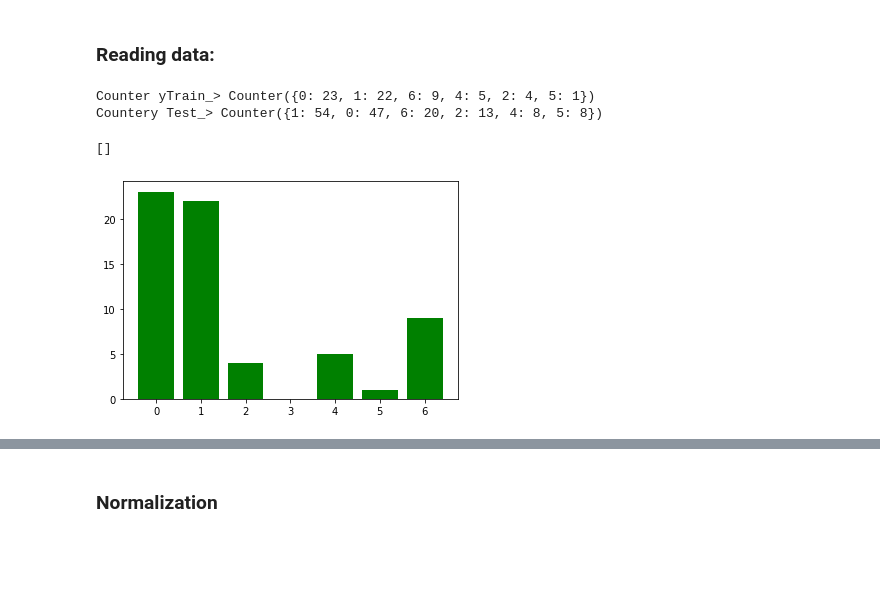
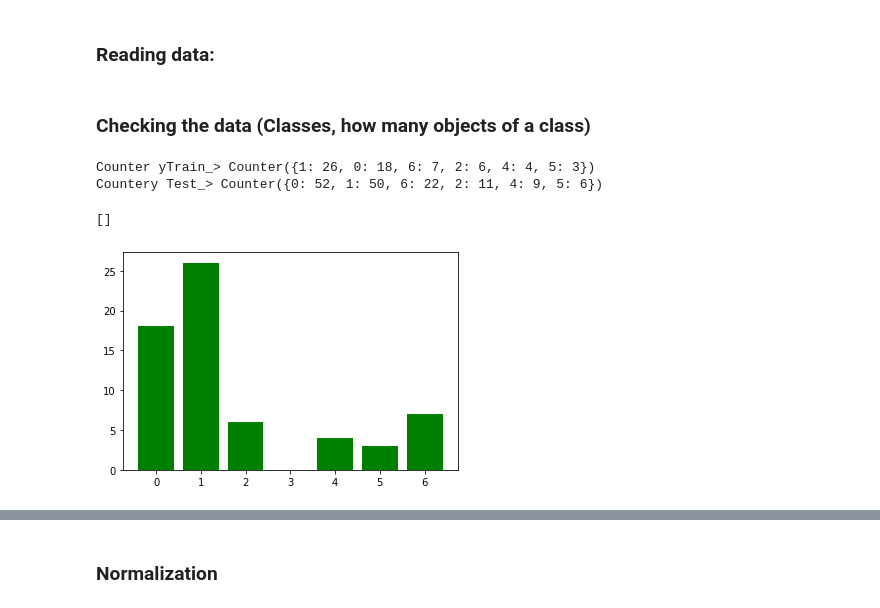
Before and after one commit to Siponek/Machine-Learning_-NeuralNetwork, a Jupyter notebook: KerasNetworkTest.ipynb, the cells around one changed output, grey strips where cells are left out. Drawn from its saved outputs; the diff is of its cells as text; code cells hidden in the pictures; blank space fills up the shorter version.

```diff
--- a/KerasNetworkTest.ipynb
+++ b/KerasNetworkTest.ipynb
@@ -19,47 +50,24 @@ Keras in standby...
+# %% [markdown]
+### Checking the data (Classes, how many objects of a class)
 # %%
-glassDatabase = pd.read_csv("Databases/Glass/glass.data",delim_whitespace=False, header=None, index_col= 0)
-attrNames = ["RI",
-            "NA2O",
-            "MGO",
-            "AL2O3",
-            "SIO2",
-            "K2O",
-            "CAO",
-            "BAO",
-            "FE2O3",
-            "Class",
-            ]
-
-glassDatabase.columns = attrNames
-# print((glassDatabase))
-# labels = glassDatabase.iloc[:,-1]
-labels = glassDatabase["Class"]
-# labels_NORMAL = labels.min()/(labels.max() - labels.min())
-glassDatabase_Attributes = glassDatabase.iloc[:,0:-1]
-y2= keras.utils.to_categorical(labels)
-y2 = pd.DataFrame(data = y2)
-y2 = y2.iloc[:,1:]
-# xTrain, xTest, yTrain, yTest = train_test_split(glassDatabase_Attributes, labels, test_size=0.7, train_size=0.3, shuffle=True)
-
-xTrain, xTest, yTrain, yTest = train_test_split(glassDatabase_Attributes, y2, test_size=0.7, train_size=0.3, shuffle=True)
 
 print("Counter yTrain_>",Counter(np.argmax(yTrain.values, axis=-1)))
 countYTrain = Counter(np.argmax(yTrain.values, axis=-1))
 print("Countery Test_>",Counter(np.argmax(yTest.values, axis=-1)))
 countYTest = Counter(np.argmax(yTest.values, axis=-1))
 # previewFrameYTrain = pd.DataFrame.from_dict(Counter(np.argmax(yTrain.values, axis=-1)), orient='index')
 # previewFrameYTest = pd.DataFrame.from_dict(Counter(np.argmax(yTest.values, axis=-1)), orient='index')
 # sns.countplot(x =previewFrameYTrain[0] , data = previewFrameYTrain, order=previewFrameYTrain[0].value_counts().index)
 plt.bar(countYTrain.keys(),countYTrain.values(), color='g')
 plt.plot()
 
 # sns.barplot(x=, y=, data=previewFrameYTrain)
 # sns.barplot(x="Class", y="Class", data=previewFrameYTest)
 # %% [output]
-Counter yTrain_> Counter({0: 23, 1: 22, 6: 9, 4: 5, 2: 4, 5: 1})
-Countery Test_> Counter({1: 54, 0: 47, 6: 20, 2: 13, 4: 8, 5: 8})
+Counter yTrain_> Counter({1: 26, 0: 18, 6: 7, 2: 6, 4: 4, 5: 3})
+Countery Test_> Counter({0: 52, 1: 50, 6: 22, 2: 11, 4: 9, 5: 6})
 []
-[figure, old version]
+[figure, new version]
 # %%
 plt.bar(countYTest.keys(),countYTest.values(), color='g')
 plt.plot()
```
Also changed, not shown: parts of 11 cells of this notebook, 1 other file.
